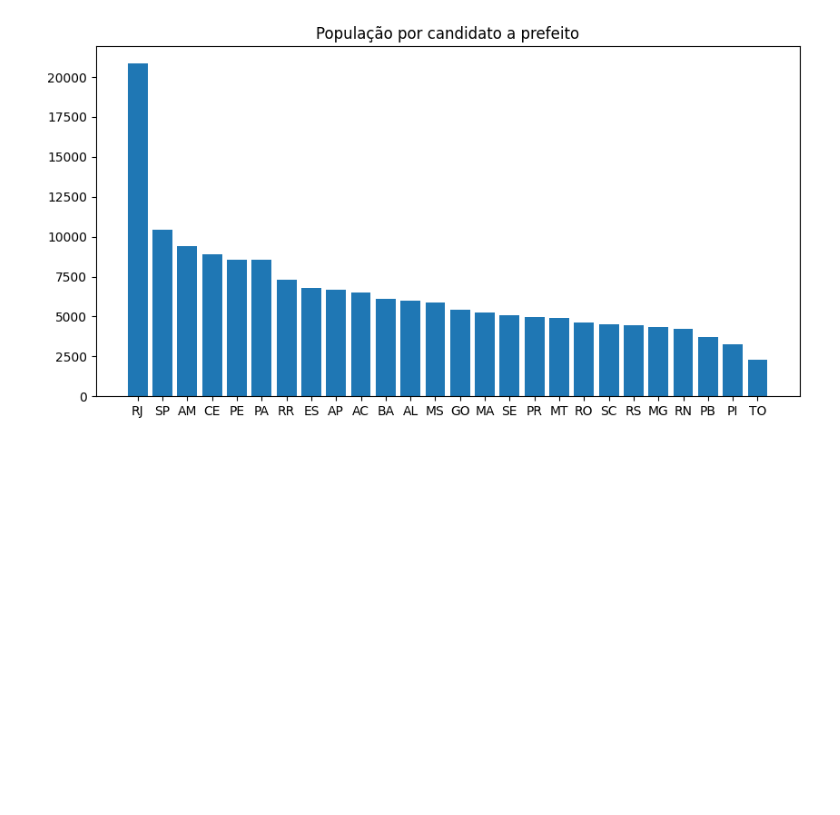
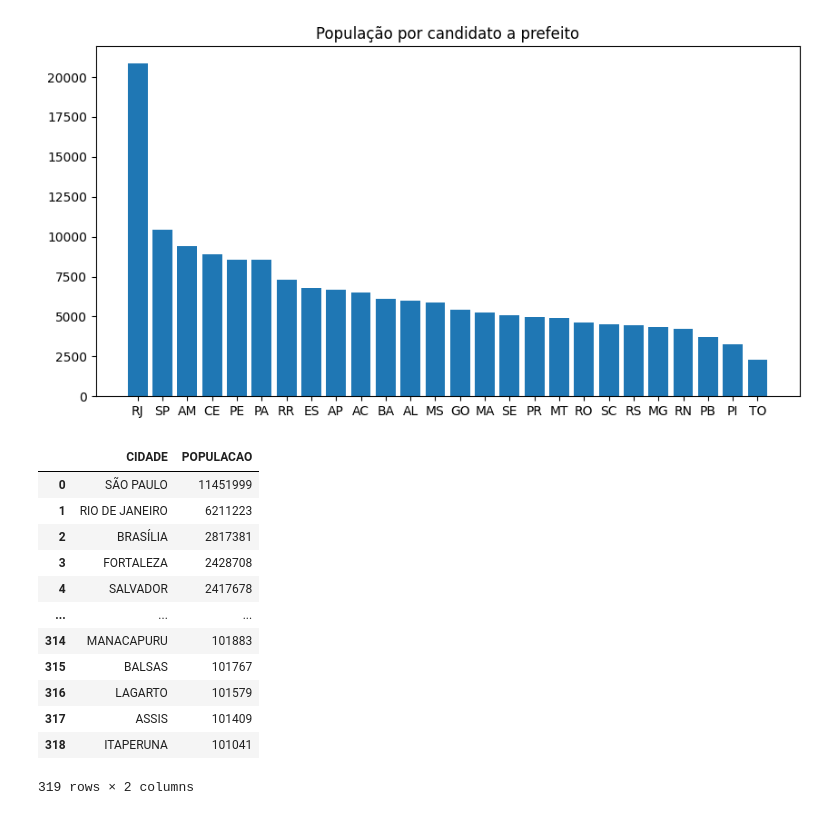
Before and after one commit to nfmmendes/eleicoes-2024-brasil, a Jupyter notebook: Eleições 2024.ipynb, the cells around one changed output. Drawn from its saved outputs; the diff is of its cells as text; code cells hidden in the pictures; blank space fills up the shorter version.

```diff
--- a/Eleições 2024.ipynb
+++ b/Eleições 2024.ipynb
@@ -45,3 +45,21 @@ plt.title("População por candidato a prefeito")
 plt.show()
 # %% [output]
 [figure]
+# %%
+df_pop_grandes_cidades = pd.read_csv("populacao_grandes_cidades.csv", sep=";")
+df_pop_grandes_cidades["CIDADE"] = df_pop_grandes_cidades["CIDADE"].apply(lambda x : x.upper())
+df_pop_grandes_cidades
+# %% [output]
+|  | CIDADE | POPULACAO |
+| 0 | SÃO PAULO | 11451999 |
+| 1 | RIO DE JANEIRO | 6211223 |
+| 2 | BRASÍLIA | 2817381 |
+| 3 | FORTALEZA | 2428708 |
+| 4 | SALVADOR | 2417678 |
+| ... | ... | ... |
+| 314 | MANACAPURU | 101883 |
+| 315 | BALSAS | 101767 |
+| 316 | LAGARTO | 101579 |
+| 317 | ASSIS | 101409 |
+| 318 | ITAPERUNA | 101041 |
+319 rows × 2 columns
```
Also changed, not shown: parts of 4 cells of this notebook.
